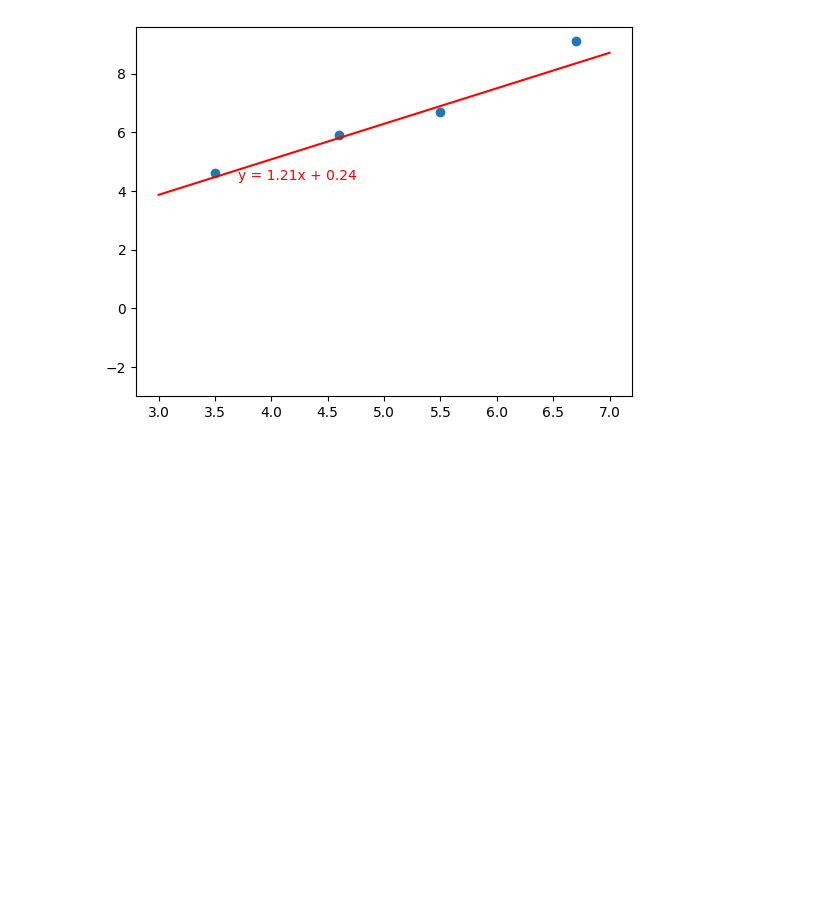
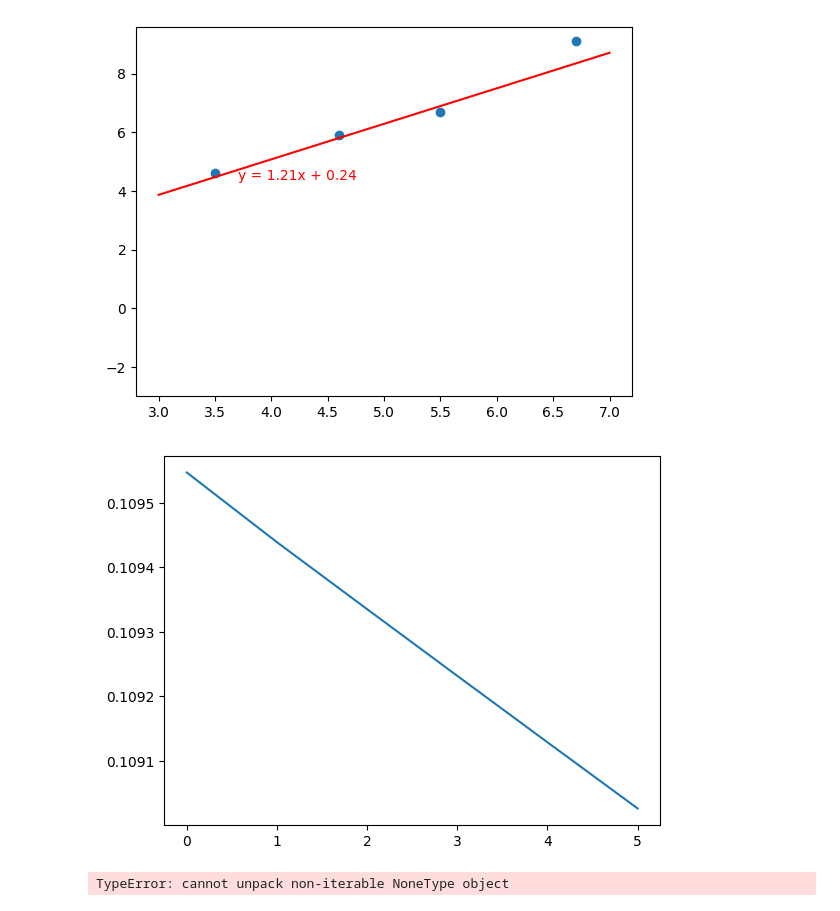
Before and after one commit to btduyforwork/Linear_Regression_Practice, a Jupyter notebook: Bidge_to_Linear_Regression_Practice/notebook.ipynb, the cells around one changed output. Saved outputs shown, nothing was run; the diff lists cells and outputs as text; code cells hidden in the pictures; blank space fills up the shorter version.

Commit message:
Full batch linear regression

```diff
--- a/Bidge_to_Linear_Regression_Practice/notebook.ipynb
+++ b/Bidge_to_Linear_Regression_Practice/notebook.ipynb
@@ -231,3 +231,46 @@ def plot_chart( w, b, x_values=[3.5, 4.6, 5.5, 6.7], y_values=[4.6, 5.9, 6.7, 9.
 plot_chart(w,b)
 # %% [output]
 [figure]
+# %%
+def mini_batch_training(m=2):
+    # Initialization
+    b = 0.04
+    w=-0.34
+    lr=0.02
+    # How long
+    epoch_max=10
+    data_size=4
+    # Training Data
+    X_values=[6.7, 4.6, 3.5, 5.5]
+    y_values=[9.1, 5.9, 4.6, 6.7]
+    N=4
+    losses=[]
+    # Implementation
+    for _ in range(epoch_max):
+        for i in range(0, N, m):
+            dw, db = [], []
+            loss_total=0
+            for j in range(m):
+                X=X_values[i+j]
+                y=y_values[i+j]
+
+                y_hat=predict(X, w, b)
+                loss_total+=compute_loss(y_hat, y)
+
+                grad_w, grad_b = compute_gradient(y_hat, y, X)
+                dw.append(grad_w)
+                db.append(grad_b)
+
+            losses.append(loss_total/m)
+            combined_dw=sum(dw)/m
+            combined_db=sum(db)/m
+            w, b = update_paramters(w, b, lr, combined_dw, combined_db)
+
+    plt.plot(losses[-6:])
+    plt.show()
+    return (w, b)
+# %%
+w, b = mini_batch_training(4)
+# %% [output]
+[figure, added]
+TypeError: cannot unpack non-iterable NoneType object
```
Also changed, not shown: parts of 2 cells of this notebook, 1 other file.
